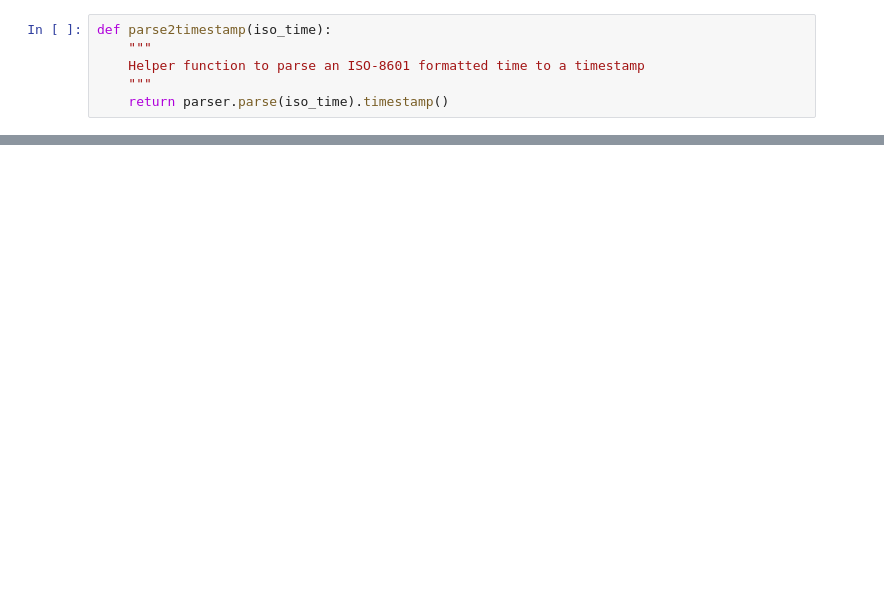
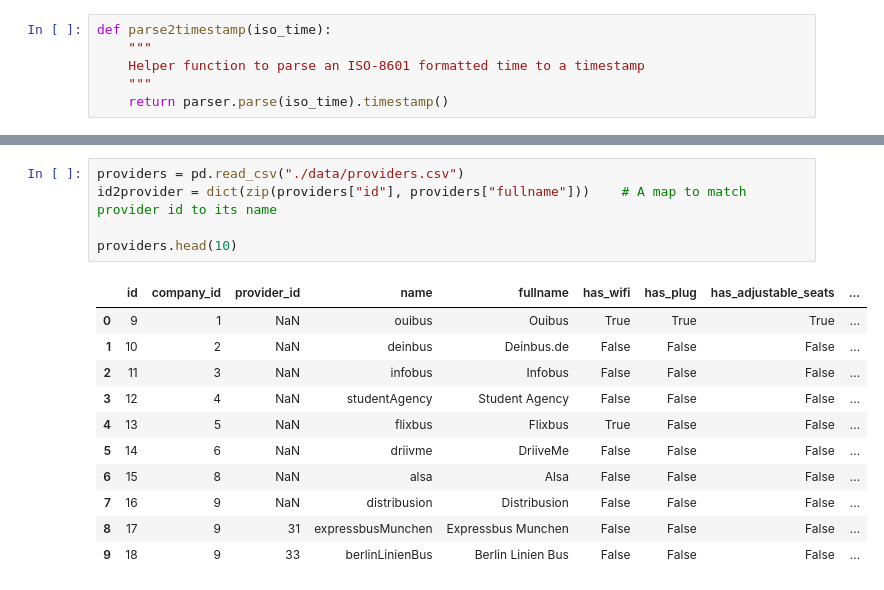
Before and after one commit to r13i/challenge-tictactrip, a Jupyter notebook: prototype-tictactrip.ipynb, the cells around one changed output, grey strips where cells are left out. Drawn from its saved outputs; the diff is of its cells as text; blank space fills up the shorter version.

```diff
--- a/prototype-tictactrip.ipynb
+++ b/prototype-tictactrip.ipynb
@@ -12,0 +95,17 @@ def parse2timestamp(iso_time):
+# %%
+providers = pd.read_csv("./data/providers.csv")
+id2provider = dict(zip(providers["id"], providers["fullname"]))    # A map to match provider id to its name
+
+providers.head(10)
+# %% [output]
+|  | id | company_id | provider_id | name | fullname | has_wifi | has_plug | has_adjustable_seats | ... |
+| 0 | 9 | 1 | NaN | ouibus | Ouibus | True | True | True | ... |
+| 1 | 10 | 2 | NaN | deinbus | Deinbus.de | False | False | False | ... |
+| 2 | 11 | 3 | NaN | infobus | Infobus | False | False | False | ... |
+| 3 | 12 | 4 | NaN | studentAgency | Student Agency | False | False | False | ... |
+| 4 | 13 | 5 | NaN | flixbus | Flixbus | True | False | False | ... |
+| 5 | 14 | 6 | NaN | driivme | DriiveMe | False | False | False | ... |
+| 6 | 15 | 8 | NaN | alsa | Alsa | False | False | False | ... |
+| 7 | 16 | 9 | NaN | distribusion | Distribusion | False | False | False | ... |
+| 8 | 17 | 9 | 31 | expressbusMunchen | Expressbus Munchen | False | False | False | ... |
+| 9 | 18 | 9 | 33 | berlinLinienBus | Berlin Linien Bus | False | False | False | ... |
```
Also changed, not shown: parts of 21 cells of this notebook.
